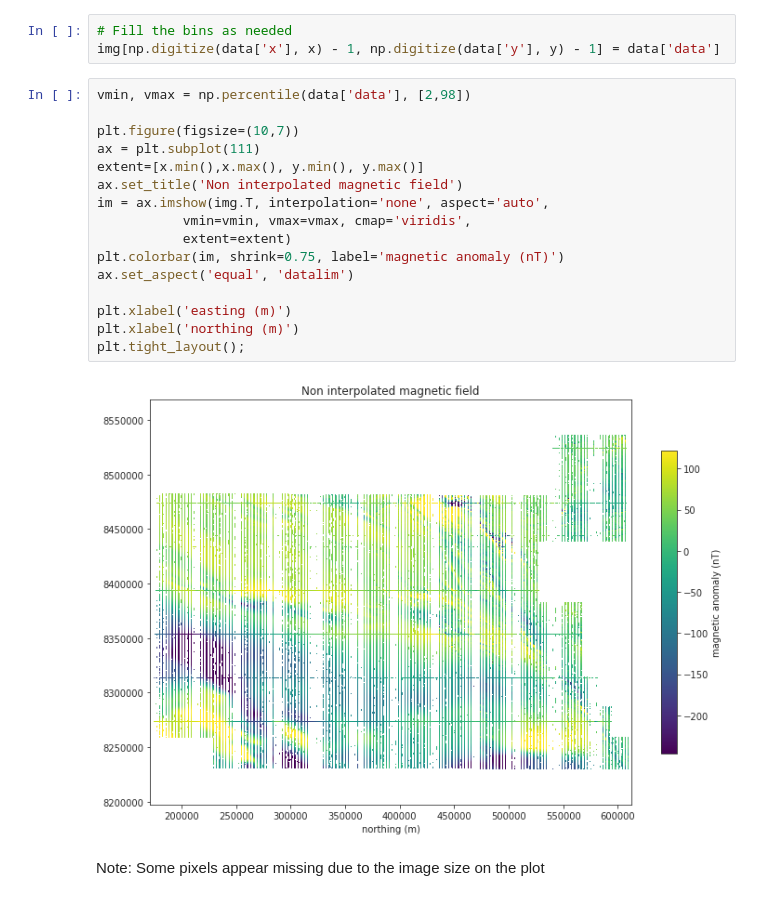
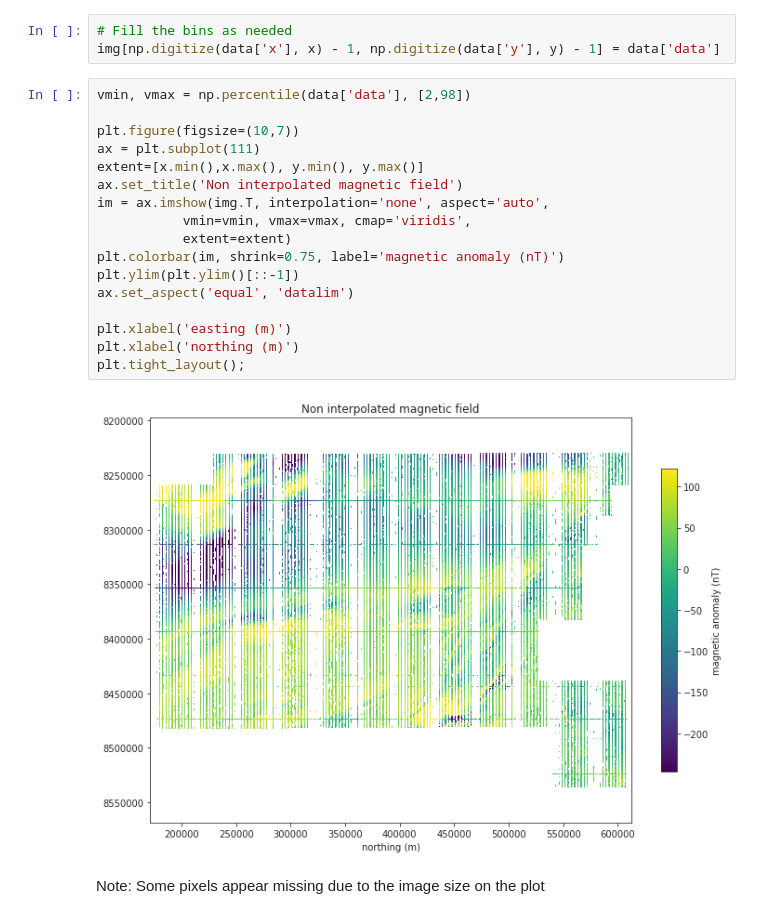
Before and after one commit to rmorel/grid-aeromag, a Jupyter notebook: notebooks/0.5-rm-linear-interpolation.ipynb, the cells around one changed output. Saved outputs shown, nothing was run; the diff lists cells and outputs as text.

```diff
--- a/notebooks/0.5-rm-linear-interpolation.ipynb
+++ b/notebooks/0.5-rm-linear-interpolation.ipynb
@@ -36,21 +38,22 @@ img[np.digitize(data['x'], x) - 1, np.digitize(data['y'], y) - 1] = data['data']
 # %%
 vmin, vmax = np.percentile(data['data'], [2,98])
 
 plt.figure(figsize=(10,7))
 ax = plt.subplot(111)
 extent=[x.min(),x.max(), y.min(), y.max()]
 ax.set_title('Non interpolated magnetic field')
 im = ax.imshow(img.T, interpolation='none', aspect='auto',
            vmin=vmin, vmax=vmax, cmap='viridis',
            extent=extent)
 plt.colorbar(im, shrink=0.75, label='magnetic anomaly (nT)')
+plt.ylim(plt.ylim()[::-1])
 ax.set_aspect('equal', 'datalim')
 
 plt.xlabel('easting (m)')
 plt.xlabel('northing (m)')
 plt.tight_layout();
 # %% [output]
-[figure, old version]
+[figure, new version]
 # %% [markdown]
 Note: Some pixels appear missing due to the image size on the plot
 # %% [markdown]
```
Also changed, not shown: parts of 10 cells of this notebook.
